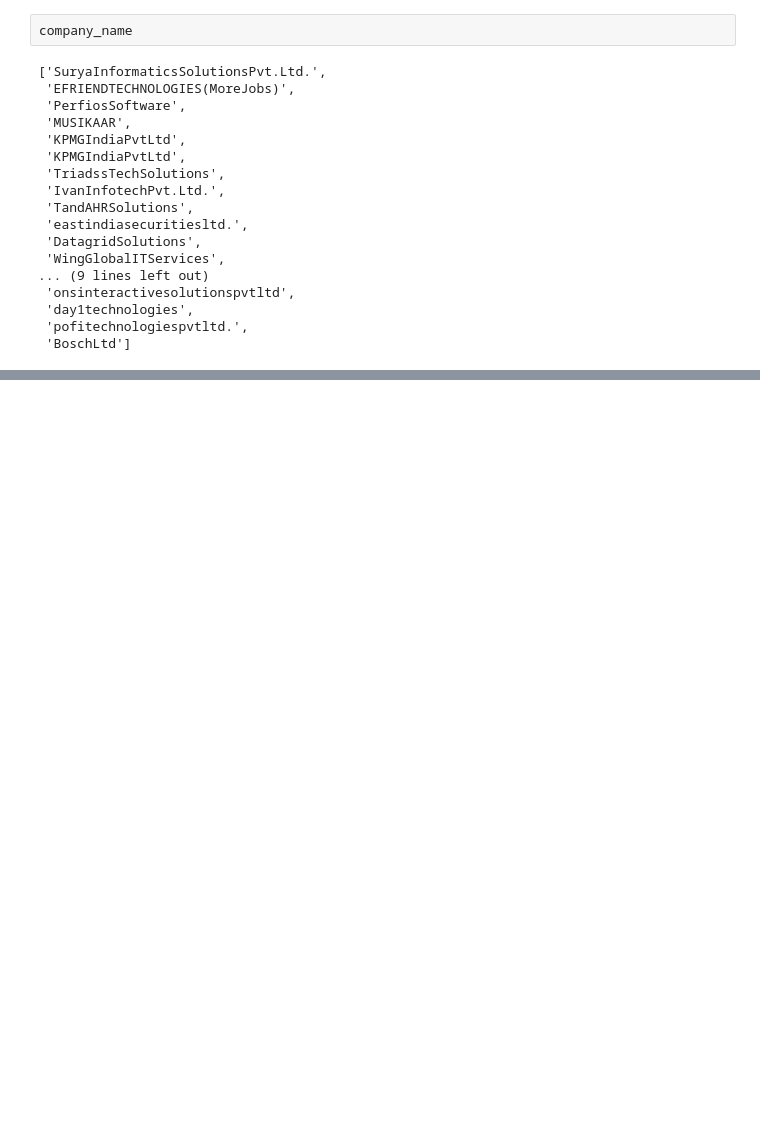
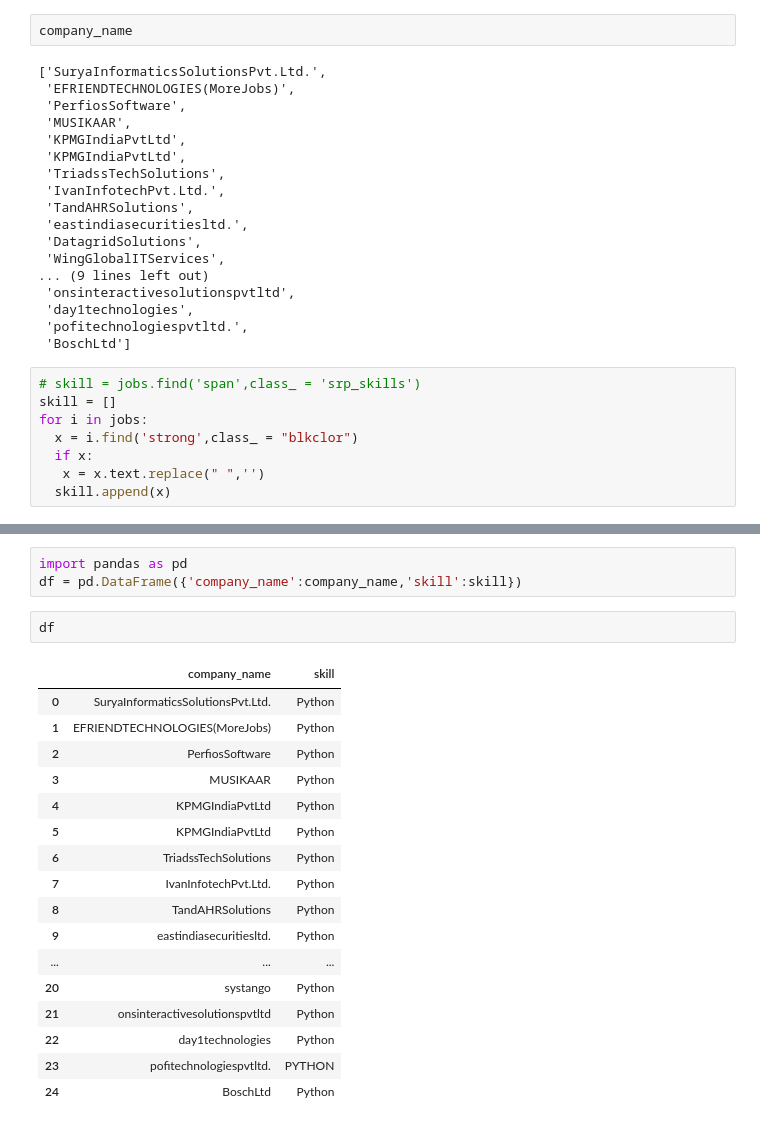
Before and after one commit to Harish-aditya/Learnings, a Jupyter notebook: WebScrapping.ipynb, the cells around one changed output, grey strips where cells are left out. Cells and saved outputs as stored; diff of their text form; blank space fills up the shorter version.

```diff
--- a/WebScrapping.ipynb
+++ b/WebScrapping.ipynb
@@ -204,3 +204,11 @@ company_name
  'day1technologies',
  'pofitechnologiespvtltd.',
  'BoschLtd']
+# %%
+# skill = jobs.find('span',class_ = 'srp_skills')
+skill = []
+for i in jobs:
+  x = i.find('strong',class_ = "blkclor")
+  if x:
+   x = x.text.replace(" ",'')
+  skill.append(x)
@@ -206,0 +235,23 @@ company_name
+# %%
+import pandas as pd
+df = pd.DataFrame({'company_name':company_name,'skill':skill})
+# %%
+df
+# %% [output]
+|  | company_name | skill |
+| 0 | SuryaInformaticsSolutionsPvt.Ltd. | Python |
+| 1 | EFRIENDTECHNOLOGIES(MoreJobs) | Python |
+| 2 | PerfiosSoftware | Python |
+| 3 | MUSIKAAR | Python |
+| 4 | KPMGIndiaPvtLtd | Python |
+| 5 | KPMGIndiaPvtLtd | Python |
+| 6 | TriadssTechSolutions | Python |
+| 7 | IvanInfotechPvt.Ltd. | Python |
+| 8 | TandAHRSolutions | Python |
+| 9 | eastindiasecuritiesltd. | Python |
+| ... | ... | ... |
+| 20 | systango | Python |
+| 21 | onsinteractivesolutionspvtltd | Python |
+| 22 | day1technologies | Python |
+| 23 | pofitechnologiespvtltd. | PYTHON |
+| 24 | BoschLtd | Python |
```
Also changed, not shown: parts of 1 cell of this notebook.
